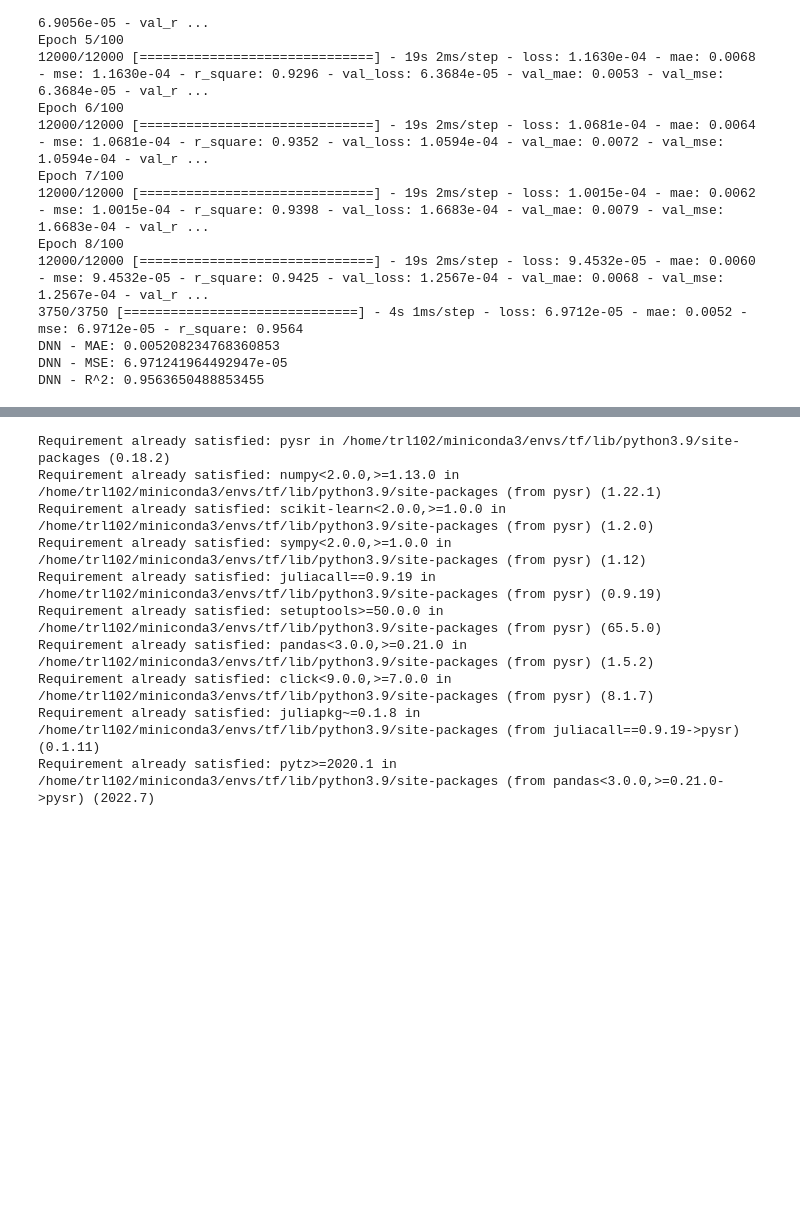
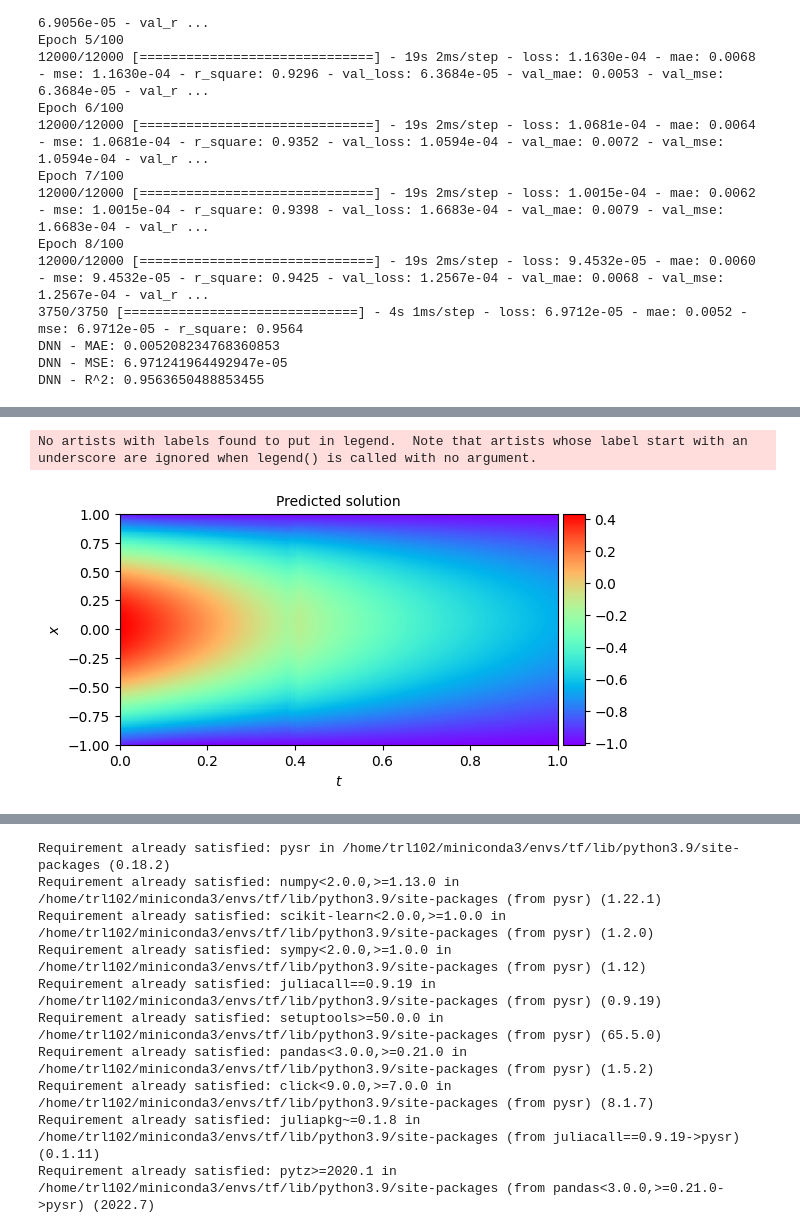
Before and after one commit to satyasaran/FifthOrderPDEPinnSymReg, a Jupyter notebook: MLandSymReg/SymbolicReg.ipynb, the cells around one changed output, grey strips where cells are left out. Saved outputs shown, nothing was run; the diff lists cells and outputs as text; code cells hidden in the pictures; blank space fills up the shorter version.

```diff
--- a/MLandSymReg/SymbolicReg.ipynb
+++ b/MLandSymReg/SymbolicReg.ipynb
@@ -235,0 +355,52 @@ Feature Importances: [0.69156579 0.00241719 0.22020318 0.01580279 0.07001105]
+# %%
+import numpy as np
+import pandas as pd
+import matplotlib.pyplot as plt
+from mpl_toolkits.axes_grid1 import make_axes_locatable
+import joblib
+
+# Load the pre-trained model
+model_rf = joblib.load('Random_forest_model.pkl')
+
+# Define the grid
+t_values = np.linspace(0, 1, 500)
+x_values = np.linspace(-1, 1, 500)
+xx, tt = np.meshgrid(x_values, t_values)
+
+# Create a 2D array for prediction with 'type' set to 1
+X_grid = np.column_stack((xx.flatten(), tt.flatten(), np.ones(xx.flatten().shape)))  # 'type' is 1
+
+# Encode 'type' and ensure all expected columns
+X_grid_encoded = pd.get_dummies(pd.DataFrame(X_grid, columns=['x', 't', 'type']), columns=['type'])
+
+# Make sure all expected columns are present
+expected_columns = ['x', 't', 'type_0', 'type_1', 'type_2']
+for col in expected_columns:
+    if col not in X_grid_encoded:
+        X_grid_encoded[col] = 0  # Add missing feature with default value
+
+# Reorder columns to match expected order
+X_grid_encoded = X_grid_encoded[expected_columns]
+
+# Predict and reshape
+U_pred = model_rf.predict(X_grid_encoded).reshape(xx.shape)
+
+# Plotting the predicted solution for 'type 1'
+fig, ax = plt.subplots(figsize=(6, 3))
+h = ax.imshow(U_pred.T, interpolation='nearest', cmap='rainbow',
+                  extent=[t.min(), t.max(), x.min(), x.max()],
+                  origin='lower', aspect='auto')
+divider = make_axes_locatable(ax)
+cax = divider.append_axes("right", size="5%", pad=0.05)
+fig.colorbar(h, cax=cax)
+line = np.linspace(x.min(), x.max(), 2)[:,None]
+
+ax.set_xlabel('$t$')
+ax.set_ylabel('$x$')
+ax.legend(frameon=False, loc = 'best')
+ax.set_title('Predicted solution', fontsize = 10)
+
+plt.savefig('W_2d_comb.eps',dpi=300)
+# %% [output]
+No artists with labels found to put in legend.  Note that artists whose label start with an underscore are ignored when legend() is called with no argument.
+[figure, added]
```
Also changed, not shown: parts of 21 cells of this notebook, 3 other files.
